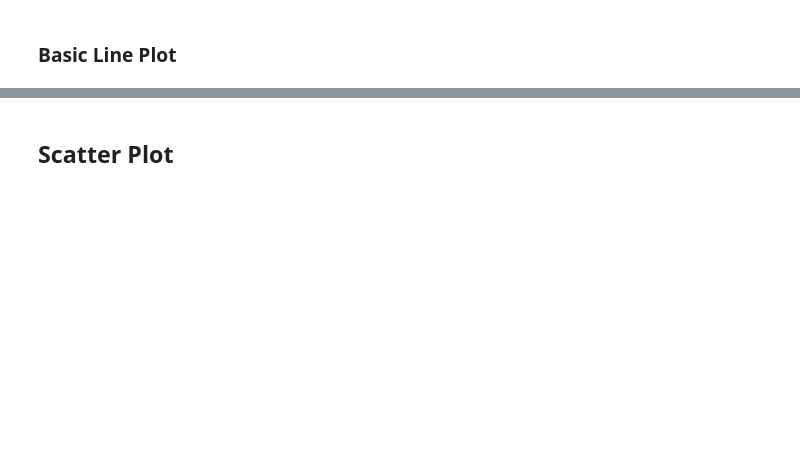
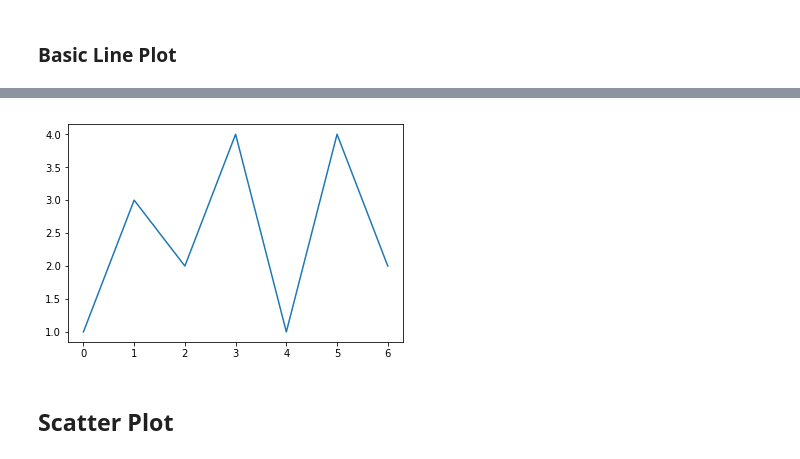
Before and after one commit to Seung-hyeon/KAIST_MFE_ProgrammingI, a Jupyter notebook: Lectures(TA)/Lecture 3 numpy, pandas, matplotlib-Copy1.ipynb, the cells around one changed output, grey strips where cells are left out. Saved outputs shown, nothing was run; the diff lists cells and outputs as text; code cells hidden in the pictures; blank space fills up the shorter version.

```diff
--- a/Lectures(TA)/Lecture 3 numpy, pandas, matplotlib-Copy1.ipynb
+++ b/Lectures(TA)/Lecture 3 numpy, pandas, matplotlib-Copy1.ipynb
@@ -515,2 +520,8 @@ import matplotlib.pyplot as plt
+# %%
+import pandas as pd
+pd.Series([1,3,2,4,1,4,2]).plot()
+plt.show()
+# %% [output]
+[figure, added]
 # %% [markdown]
 ## Scatter Plot
```
Also changed, not shown: parts of 5 cells of this notebook, 4 other files.
